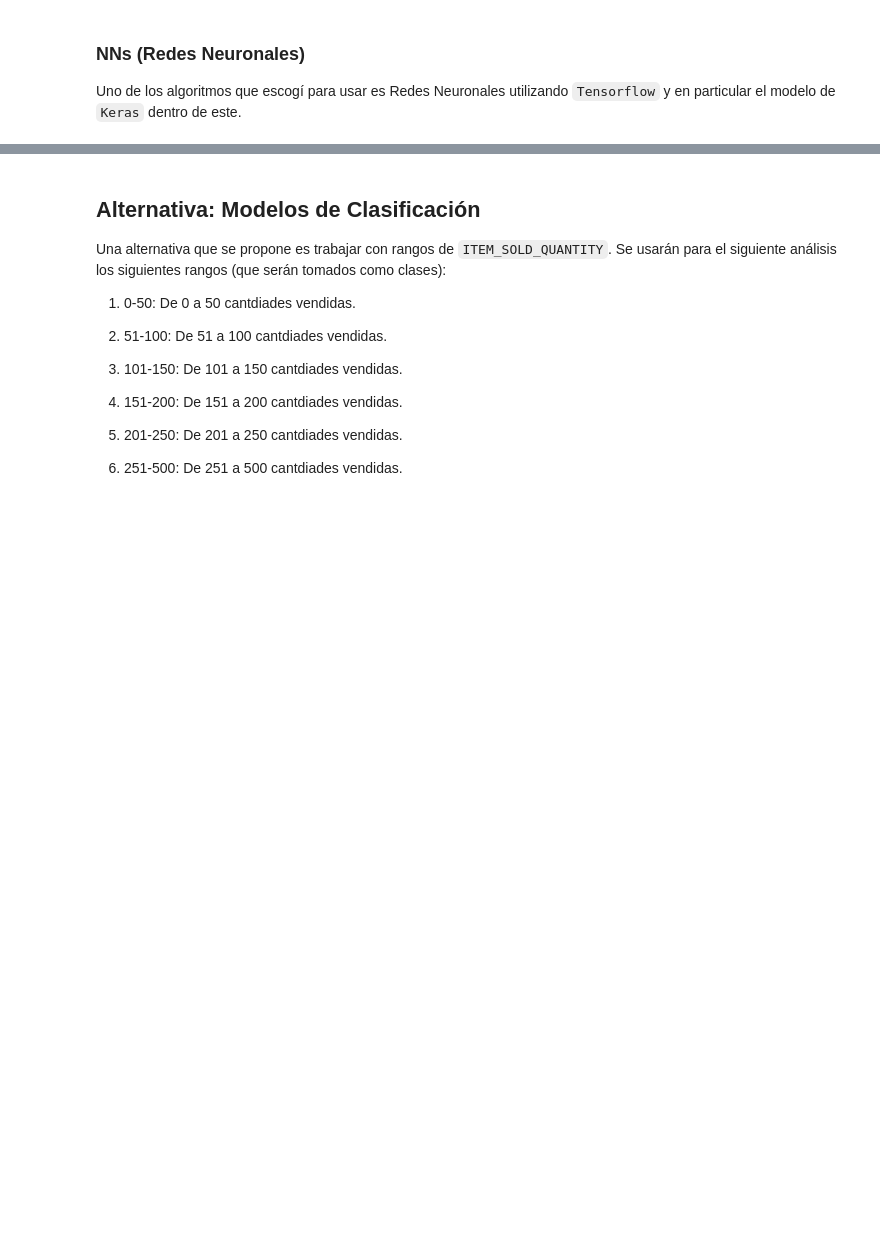
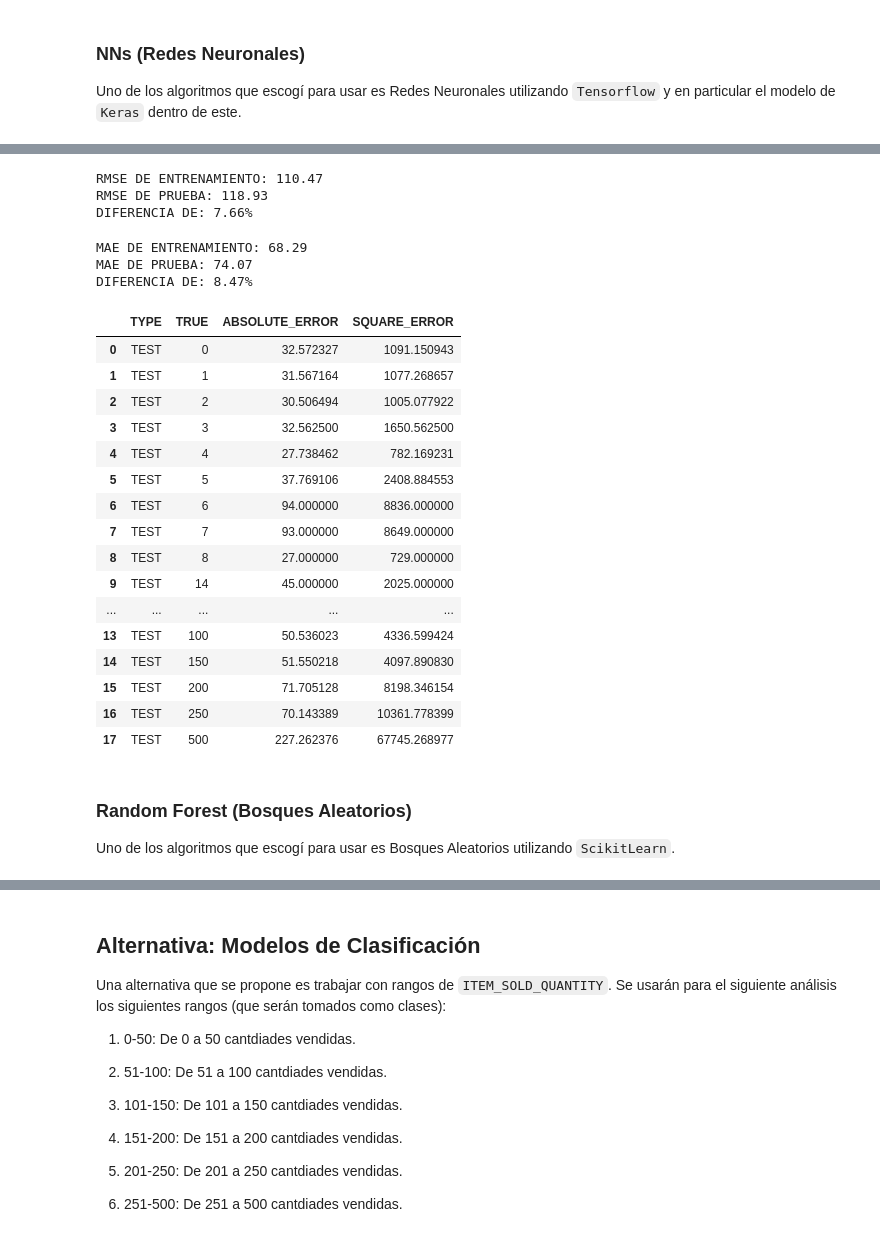
Before and after one commit to juanse1608/MeliMLChallenge, a Jupyter notebook: Notebooks/SoldQuantityPrediction.ipynb, the cells around one changed output, grey strips where cells are left out. Cells and saved outputs as stored; diff of their text form; code cells hidden in the pictures; blank space fills up the shorter version.

Commit message:
More code and ml algorithms results; next interpretations

```diff
--- a/Notebooks/SoldQuantityPrediction.ipynb
+++ b/Notebooks/SoldQuantityPrediction.ipynb
@@ -572,0 +528,4 @@ Name: ABSOLUTE_ERROR, dtype: float64
+# %%
+# Se generan las predicciones para el entrenamiento y prueba y se evaluan dos metricas: RMSE y MAE
+test_predictions = nn_model.predict(X_test_total)
+train_predictions = nn_model.predict(X_train_total)
@@ -572,0 +556,63 @@ Name: ABSOLUTE_ERROR, dtype: float64
+# %%
+values = sorted(Y_train.unique())
+test_predictions = [find_nearest(values, p)for p in test_predictions]
+train_predictions = [find_nearest(values, p)for p in train_predictions]
+# %%
+# Comparacion RSME train y test
+rmse_train = np.sqrt(mean_squared_error(y_pred=train_predictions, y_true=Y_train))
+rmse_test = np.sqrt(mean_squared_error(y_pred=test_predictions, y_true=Y_test))
+print('RMSE DE ENTRENAMIENTO: {}'.format(np.round(rmse_train,2)))
+print('RMSE DE PRUEBA: {}'.format(np.round(rmse_test,2)))
+diferencia_porcentual = np.round(100*(rmse_test-rmse_train)/rmse_train,2)
+print('DIFERENCIA DE: {}%'.format(diferencia_porcentual))
+# %% [output]
+RMSE DE ENTRENAMIENTO: 110.47
+RMSE DE PRUEBA: 118.93
+DIFERENCIA DE: 7.66%
+# %%
+# Comparacion MAE train y test
+mae_train = mean_absolute_error(y_pred=train_predictions, y_true=Y_train)
+mae_test = mean_absolute_error(y_pred=test_predictions, y_true=Y_test)
+diferencia_porcentual = np.round(100*(mae_test-mae_train)/mae_train,2)
+print('MAE DE ENTRENAMIENTO: {}'.format(np.round(mae_train,2)))
+print('MAE DE PRUEBA: {}'.format(np.round(mae_test,2)))
+print('DIFERENCIA DE: {}%'.format(diferencia_porcentual))
+# %% [output]
+MAE DE ENTRENAMIENTO: 68.29
+MAE DE PRUEBA: 74.07
+DIFERENCIA DE: 8.47%
+# %%
+# Se crea un dataframe con los resultados
+resultados_train = pd.DataFrame({'TYPE': ['TRAIN']*len(Y_train), 'TRUE': Y_train, 'PREDICTED': train_predictions})
+resultados_test = pd.DataFrame({'TYPE': ['TEST']*len(Y_test), 'TRUE': Y_test, 'PREDICTED': test_predictions})
+resultados_nn = pd.concat([resultados_train, resultados_test], axis=0).reset_index(drop=True)
+resultados_nn['ABSOLUTE_ERROR'] = (resultados_nn['TRUE']-resultados_nn['PREDICTED']).abs()
+resultados_nn['SQUARE_ERROR'] = (resultados_nn['TRUE']-resultados_nn['PREDICTED'])**2
+# %%
+# Resultados por cantidad
+resultados_por_cantidad = resultados_nn.groupby(['TYPE', 'TRUE'])[['ABSOLUTE_ERROR', 'SQUARE_ERROR']].mean().reset_index()
+# %%
+# Imprime los resultados por cantidad en cuanto al MAE y MSE para los datos de prueba
+resultados_por_cantidad.loc[resultados_por_cantidad['TYPE']=='TEST']
+# %% [output]
+|  | TYPE | TRUE | ABSOLUTE_ERROR | SQUARE_ERROR |
+| 0 | TEST | 0 | 32.572327 | 1091.150943 |
+| 1 | TEST | 1 | 31.567164 | 1077.268657 |
+| 2 | TEST | 2 | 30.506494 | 1005.077922 |
+| 3 | TEST | 3 | 32.562500 | 1650.562500 |
+| 4 | TEST | 4 | 27.738462 | 782.169231 |
+| 5 | TEST | 5 | 37.769106 | 2408.884553 |
+| 6 | TEST | 6 | 94.000000 | 8836.000000 |
+| 7 | TEST | 7 | 93.000000 | 8649.000000 |
+| 8 | TEST | 8 | 27.000000 | 729.000000 |
+| 9 | TEST | 14 | 45.000000 | 2025.000000 |
+| ... | ... | ... | ... | ... |
+| 13 | TEST | 100 | 50.536023 | 4336.599424 |
+| 14 | TEST | 150 | 51.550218 | 4097.890830 |
+| 15 | TEST | 200 | 71.705128 | 8198.346154 |
+| 16 | TEST | 250 | 70.143389 | 10361.778399 |
+| 17 | TEST | 500 | 227.262376 | 67745.268977 |
+# %% [markdown]
+### Random Forest (Bosques Aleatorios)
+
+Uno de los algoritmos que escogí para usar es Bosques Aleatorios utilizando `ScikitLearn`.
```
Also changed, not shown: parts of 42 cells of this notebook.
